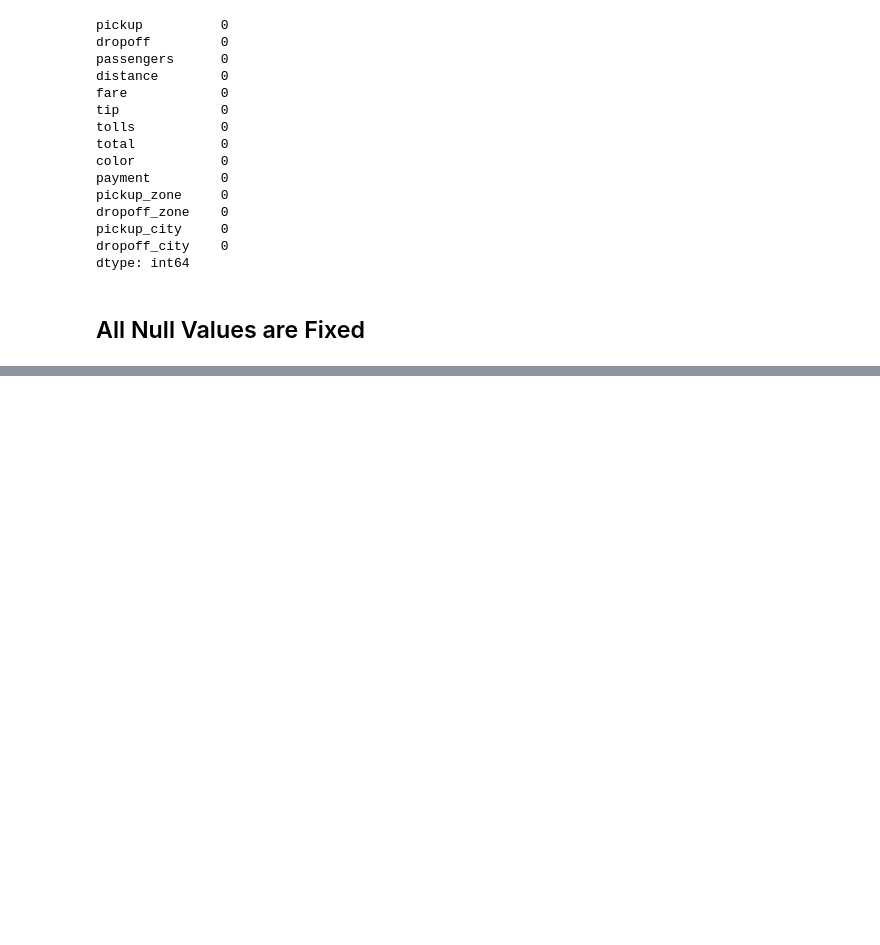
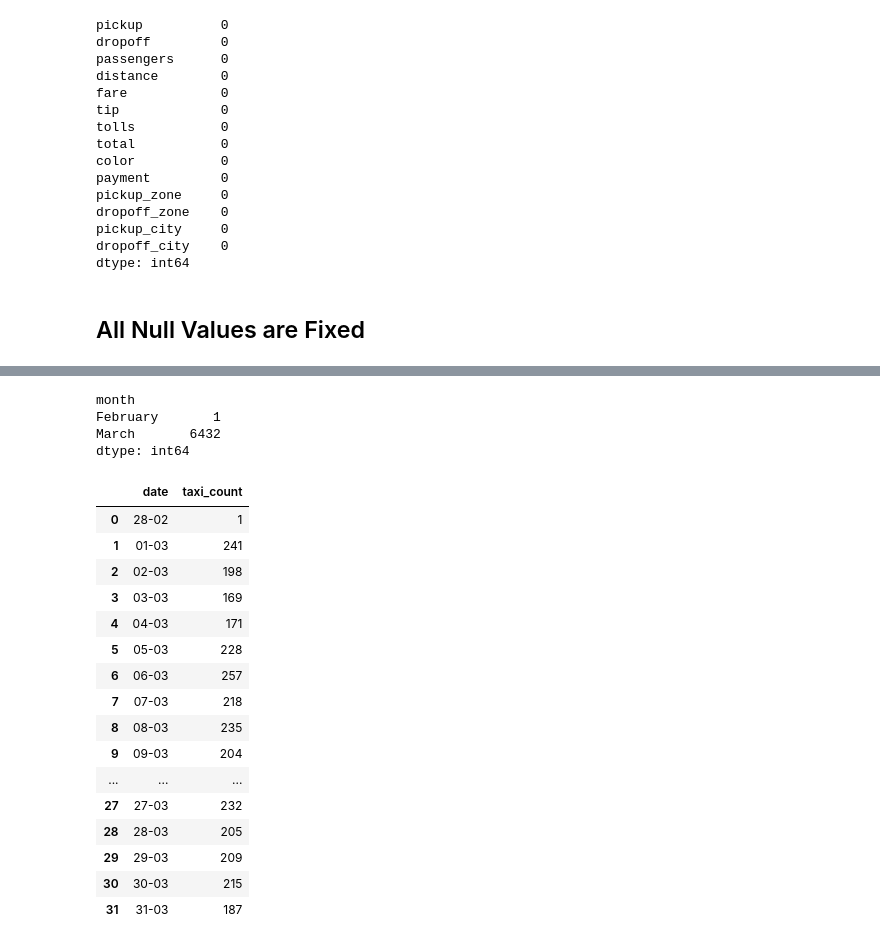
Before and after one commit to Kishansoni3739/seaborn_taxis_data_EDA, a Jupyter notebook: taxis_eda.ipynb, the cells around one changed output, grey strips where cells are left out. Cells and saved outputs as stored; diff of their text form; code cells hidden in the pictures; blank space fills up the shorter version.

```diff
--- a/taxis_eda.ipynb
+++ b/taxis_eda.ipynb
@@ -207,0 +269,7 @@ dtype: int64
+# %%
+data.groupby('month').size()
+# %% [output]
+month
+February       1
+March       6432
+dtype: int64
@@ -207,0 +280,20 @@ dtype: int64
+# %%
+taxi_count
+# %% [output]
+|  | date | taxi_count |
+| 0 | 28-02 | 1 |
+| 1 | 01-03 | 241 |
+| 2 | 02-03 | 198 |
+| 3 | 03-03 | 169 |
+| 4 | 04-03 | 171 |
+| 5 | 05-03 | 228 |
+| 6 | 06-03 | 257 |
+| 7 | 07-03 | 218 |
+| 8 | 08-03 | 235 |
+| 9 | 09-03 | 204 |
+| ... | ... | ... |
+| 27 | 27-03 | 232 |
+| 28 | 28-03 | 205 |
+| 29 | 29-03 | 209 |
+| 30 | 30-03 | 215 |
+| 31 | 31-03 | 187 |
```
Also changed, not shown: parts of 18 cells of this notebook, 3 other files.
